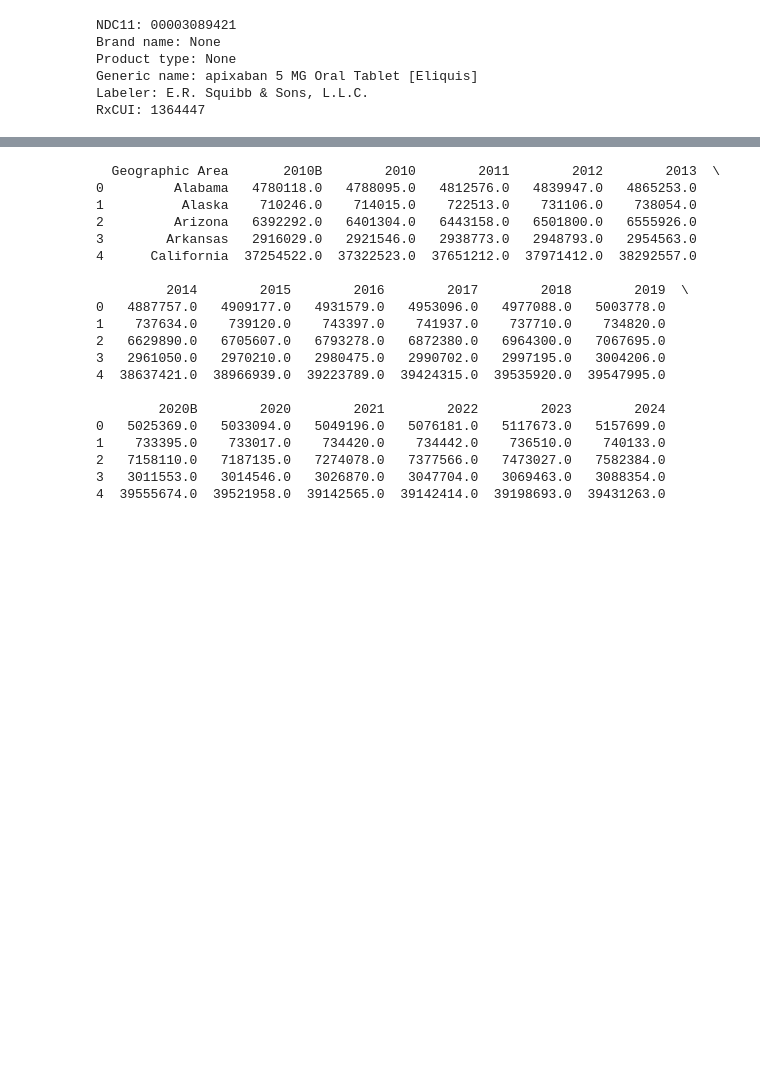
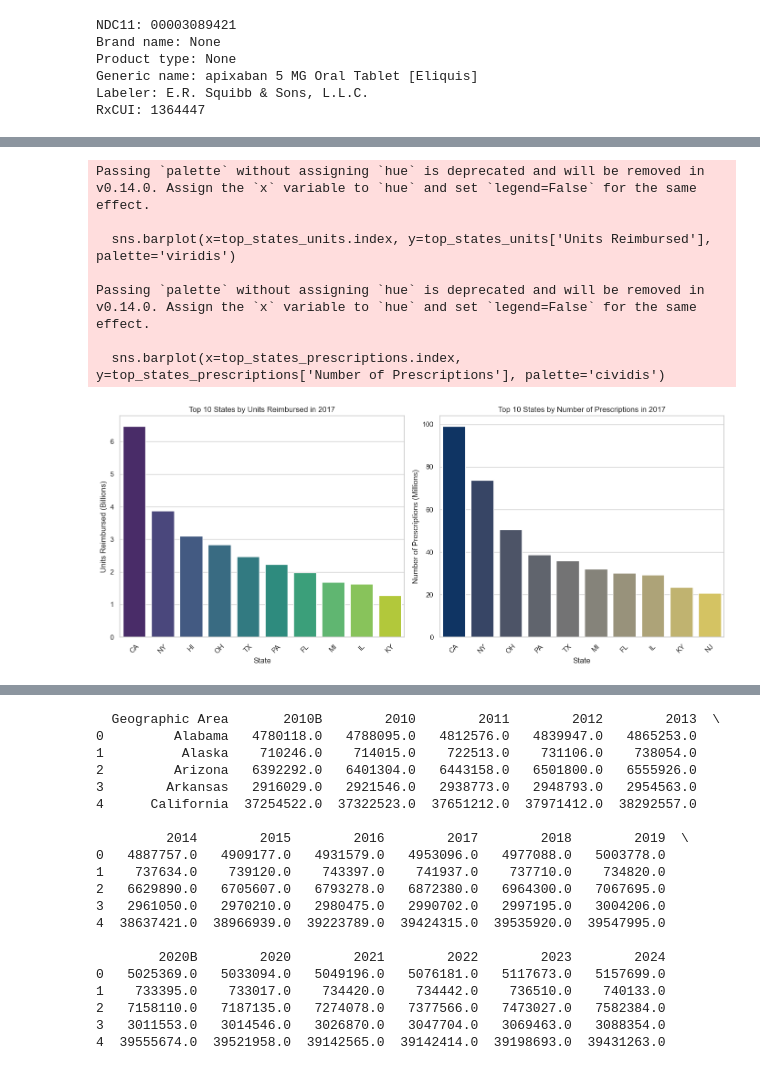
Before and after one commit to Lilianptr/DCMME, a Jupyter notebook: SDUD/File_01_SDUD.ipynb, the cells around one changed output, grey strips where cells are left out. Drawn from its saved outputs; the diff is of its cells as text; code cells hidden in the pictures; blank space fills up the shorter version.

```diff
--- a/SDUD/File_01_SDUD.ipynb
+++ b/SDUD/File_01_SDUD.ipynb
@@ -310,3 +261,54 @@ Year 2024: Correlation between 'Units Reimbursed' and 'Number of Prescriptions':
+# %%
+# plotting the top-ten states by category for a given year
+def plot_top_ten_states(file_path):
+    """
+    Reads a CSV file, processes the drug utilization data, and plots the top ten states by Units Reimbursed and Number of Prescriptions.
+    """
+    year = file_path[4:8]
+
+    df = pd.read_csv(file_path, low_memory=False)
+    df = df[df['State'] != 'XX']
+    state_summary = df.groupby('State')[['Units Reimbursed', 'Number of Prescriptions']].sum()
+
+    U_factor=1e9 #Billions
+    P_factor=1e6 #Millions
+
+    state_summary['Units Reimbursed'] = state_summary['Units Reimbursed'] / U_factor
+    state_summary['Number of Prescriptions'] = state_summary['Number of Prescriptions'] / P_factor
+
+    top_states_units = state_summary.sort_values(by='Units Reimbursed', ascending=False).head(10)
+    top_states_prescriptions = state_summary.sort_values(by='Number of Prescriptions', ascending=False).head(10)
+
+    plt.figure(figsize=(14, 6))
+
+    plt.subplot(1, 2, 1)
+    sns.barplot(x=top_states_units.index, y=top_states_units['Units Reimbursed'], palette='viridis')
+    plt.title(f'Top 10 States by Units Reimbursed in {year}')
+    plt.xlabel('State')
+    plt.ylabel('Units Reimbursed (Billions)')
+    plt.xticks(rotation=45)
+
+    plt.subplot(1, 2, 2)
+    sns.barplot(x=top_states_prescriptions.index, y=top_states_prescriptions['Number of Prescriptions'], palette='cividis')
+    plt.title(f'Top 10 States by Number of Prescriptions in {year}')
+    plt.xlabel('State')
+    plt.ylabel('Number of Prescriptions (Millions)')
+    plt.xticks(rotation=45)
+
+    plt.tight_layout()
+    plt.show()
+
+# Example usage for plotting
+plot_top_ten_states('SDUD2017.csv')
+# %% [output]
+Passing `palette` without assigning `hue` is deprecated and will be removed in v0.14.0. Assign the `x` variable to `hue` and set `legend=False` for the same effect.
+
+  sns.barplot(x=top_states_units.index, y=top_states_units['Units Reimbursed'], palette='viridis')
+
+Passing `palette` without assigning `hue` is deprecated and will be removed in v0.14.0. Assign the `x` variable to `hue` and set `legend=False` for the same effect.
+
+  sns.barplot(x=top_states_prescriptions.index, y=top_states_prescriptions['Number of Prescriptions'], palette='cividis')
+[figure, added]
 # %%
 from collections import Counter
 # Analyze top-N states by Units Reimbursed and Number of Prescriptions per year
```
Also changed, not shown: parts of 6 cells of this notebook.
